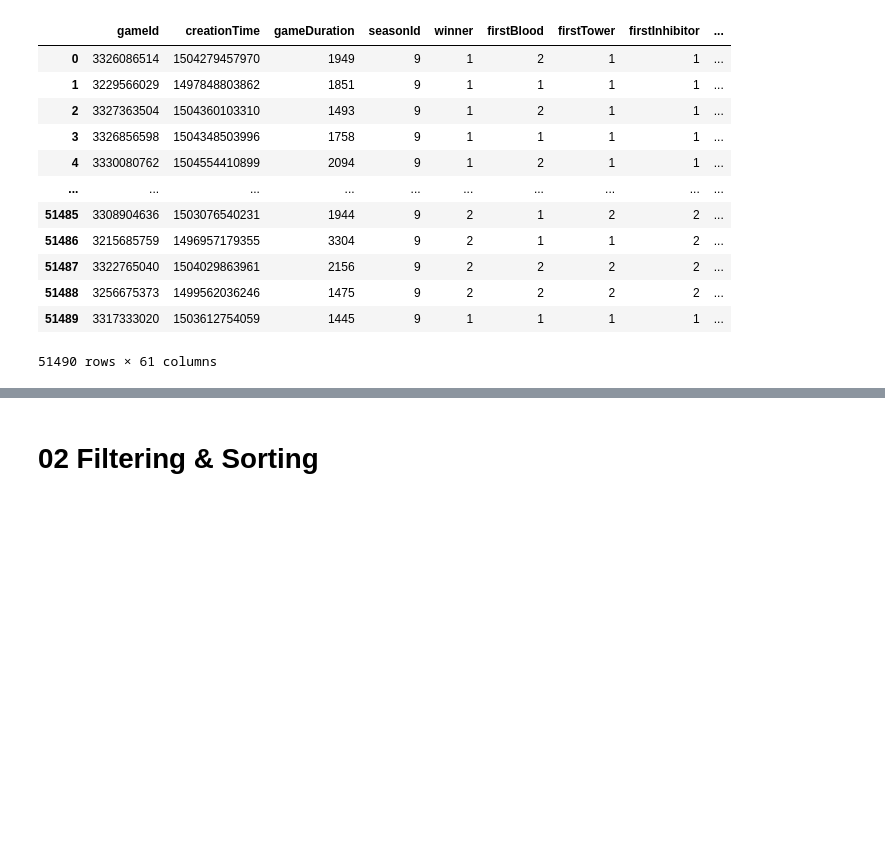
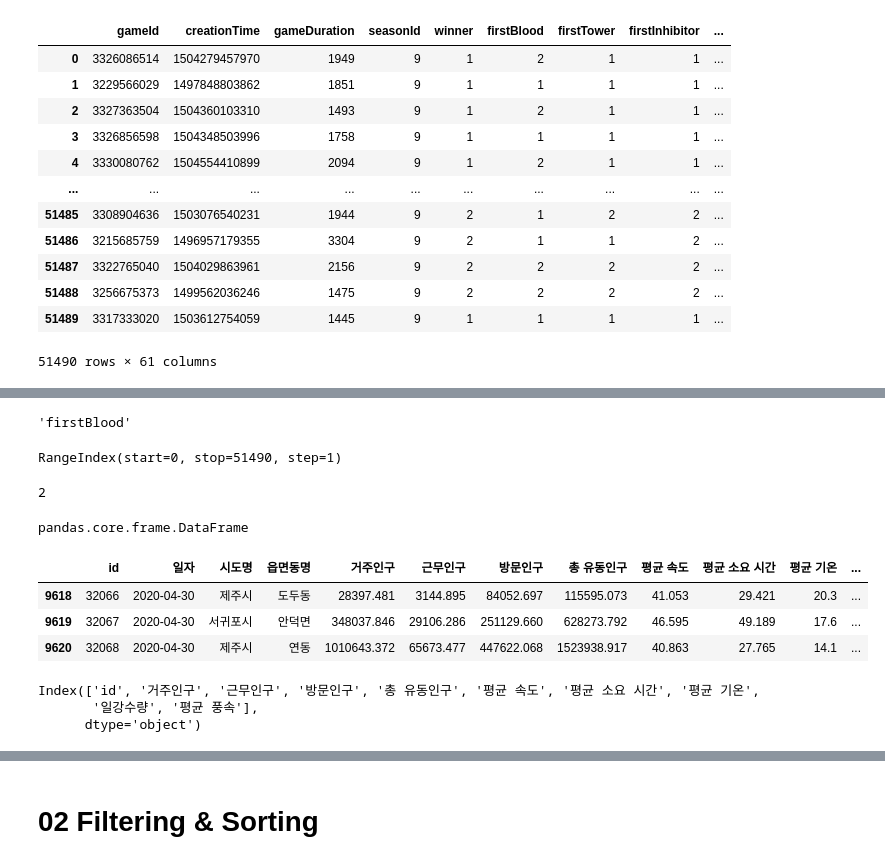
Before and after one commit to RomanticBear/Big-Data-Analysis-Certification, a Jupyter notebook: DataManim.ipynb, the cells around one changed output, grey strips where cells are left out. Cells and saved outputs as stored; diff of their text form; code cells hidden in the pictures; blank space fills up the shorter version.

```diff
--- a/DataManim.ipynb
+++ b/DataManim.ipynb
@@ -42,0 +103,14 @@ df
+# %%
+df.columns[5]
+# %% [output]
+'firstBlood'
+# %%
+df.index
+# %% [output]
+RangeIndex(start=0, stop=51490, step=1)
+# %%
+ans=df.iloc[2,5]
+
+print(ans)
+# %% [output]
+2
@@ -42,0 +120,19 @@ df
+# %%
+type(df)
+# %% [output]
+pandas.core.frame.DataFrame
+# %%
+df.tail(3)
+# %% [output]
+|  | id | 일자 | 시도명 | 읍면동명 | 거주인구 | 근무인구 | 방문인구 | 총 유동인구 | 평균 속도 | 평균 소요 시간 | 평균 기온 | ... |
+| 9618 | 32066 | 2020-04-30 | 제주시 | 도두동 | 28397.481 | 3144.895 | 84052.697 | 115595.073 | 41.053 | 29.421 | 20.3 | ... |
+| 9619 | 32067 | 2020-04-30 | 서귀포시 | 안덕면 | 348037.846 | 29106.286 | 251129.660 | 628273.792 | 46.595 | 49.189 | 17.6 | ... |
+| 9620 | 32068 | 2020-04-30 | 제주시 | 연동 | 1010643.372 | 65673.477 | 447622.068 | 1523938.917 | 40.863 | 27.765 | 14.1 | ... |
+# %%
+ans=df.select_dtypes(exclude=object).columns
+
+ans
+# %% [output]
+Index(['id', '거주인구', '근무인구', '방문인구', '총 유동인구', '평균 속도', '평균 소요 시간', '평균 기온',
+       '일강수량', '평균 풍속'],
+      dtype='object')
```
Also changed, not shown: parts of 13 cells of this notebook.
